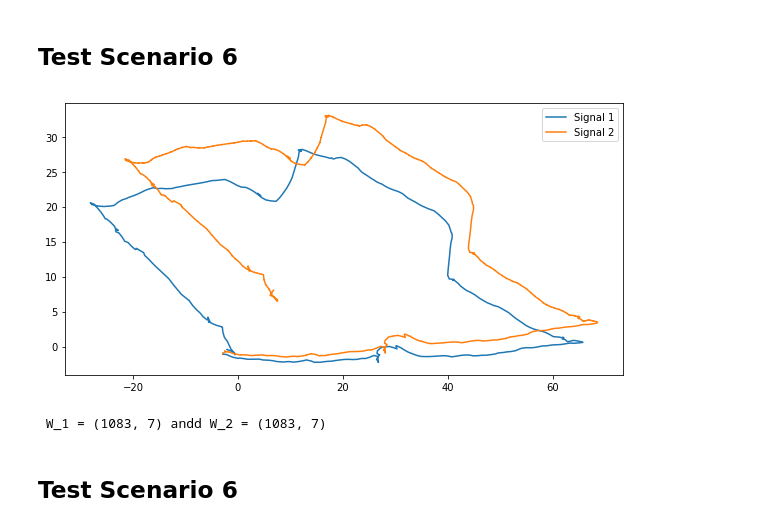
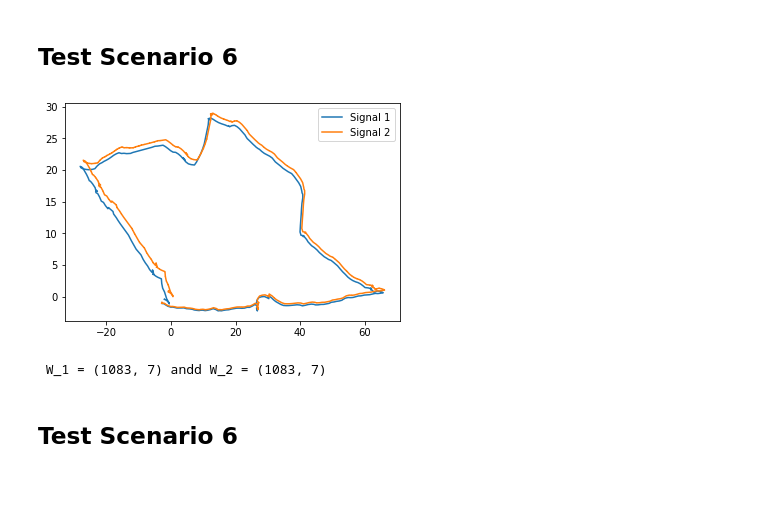
Before and after one commit to ethz-asl/fgsp, a Jupyter notebook: src/submap_evaluation.ipynb, the cells around one changed output. Drawn from its saved outputs; the diff is of its cells as text; code cells hidden in the pictures; blank space fills up the shorter version.

```diff
--- a/src/submap_evaluation.ipynb
+++ b/src/submap_evaluation.ipynb
@@ -447,34 +444,34 @@ print(f" W_1 = {W_1.shape} andd W_2 = {W_2.shape}")
 ## Test Scenario 6
 # %%
 #sigma = 0.034
-sigma = 0.01
+sigma = 0.0015
 noise = np.array([0.0, 0.0, 0.0])
 shifted_opt_graph = np.copy(opt_graph)
 for i in range(0, G.N):
     noise[0] += np.abs(np.random.normal(0, sigma, 1))
     noise[1] += np.abs(np.random.normal(0, sigma, 1))
     noise[2] += np.abs(np.random.normal(0, sigma, 1))
     shifted_opt_graph[i] += noise.transpose()
 
 plt.plot(opt_graph[:, 0], opt_graph[:,1], label='Signal 1')
 plt.plot(shifted_opt_graph[:, 0], shifted_opt_graph[:,1], label='Signal 2')
 plt.legend()
 plt.show()
 
 opt_origin = opt_graph[0,:]
 opt_pos_signal = (opt_graph - opt_origin).squeeze()
 
 shifted_opt_origin = shifted_opt_graph[0,:]
 shifted_opt_pos_signal = (shifted_opt_origin - shifted_opt_graph).squeeze()
 
 x_1 = np.linalg.norm(opt_pos_signal, ord=2, axis=1)
 x_2 = np.linalg.norm(shifted_opt_pos_signal, ord=2, axis=1)
 
 W_1 = eval.compute_wavelets_coeffs(psi, x_1)
 W_2 = eval.compute_wavelets_coeffs(psi, x_2)
 print(f" W_1 = {W_1.shape} andd W_2 = {W_2.shape}")
 # %% [output]
-[figure, old version]
+[figure, new version]
  W_1 = (1083, 7) andd W_2 = (1083, 7)
 # %% [markdown]
 ## Test Scenario 6
```
Also changed, not shown: parts of 7 cells of this notebook, 3 other files.
